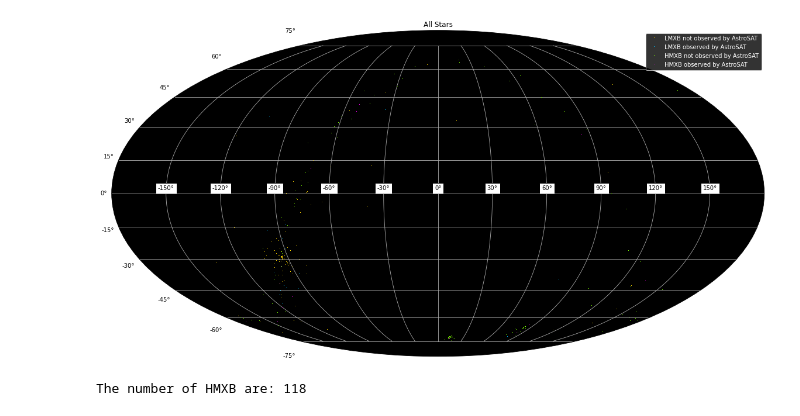
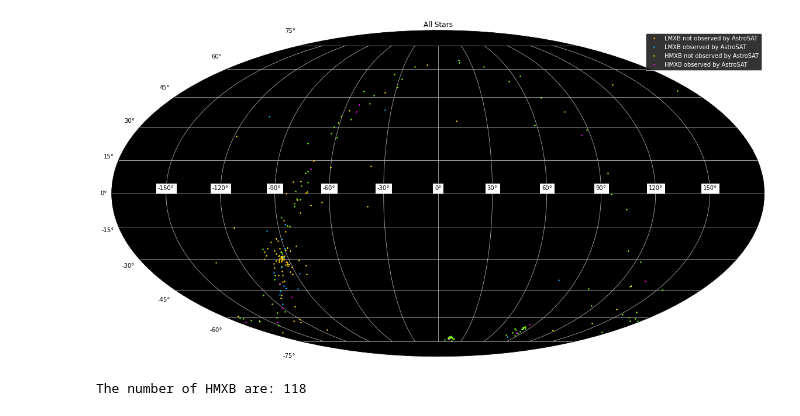
Before and after one commit to aryan-vora23/computational-astrophysics-2021, a Jupyter notebook: Assignment 1/q2.ipynb, the cells around one changed output. Cells and saved outputs as stored; diff of their text form; code cells hidden in the pictures.

```diff
--- a/Assignment 1/q2.ipynb
+++ b/Assignment 1/q2.ipynb
@@ -55,20 +55,20 @@ g3_df=hmxb_df[(hmxb_df['Astrosat_Flag']==1)]
 # %%
 fig3=plt.figure(figsize=(20,20))
 pfinal=fig3.add_subplot(projection="mollweide",facecolor='black')
 pfinal.set(title='All Stars')
-plt.plot(np.deg2rad(g0_df['ra']),np.deg2rad(g0_df['dec']),',',c='#FFD700',label='LMXB not observed by AstroSAT')
-plt.plot(np.deg2rad(g1_df['ra']),np.deg2rad(g1_df['dec']),',',c='#00BFFF',label='LMXB observed by AstroSAT')
-plt.plot(np.deg2rad(g2_df['ra']),np.deg2rad(g2_df['dec']),',',c='#7CFC00',label='HMXB not observed by AstroSAT')
-plt.plot(np.deg2rad(g3_df['ra']),np.deg2rad(g3_df['dec']),',',c='#FF00FF',label='HMXB observed by AstroSAT')
+plt.plot(np.deg2rad(g0_df['ra']),np.deg2rad(g0_df['dec']),',',c='#FFD700',label='LMXB not observed by AstroSAT',marker='.',markersize=3)
+plt.plot(np.deg2rad(g1_df['ra']),np.deg2rad(g1_df['dec']),',',c='#00BFFF',label='LMXB observed by AstroSAT',marker='.',markersize=3)
+plt.plot(np.deg2rad(g2_df['ra']),np.deg2rad(g2_df['dec']),',',c='#7CFC00',label='HMXB not observed by AstroSAT',marker='.',markersize=3)
+plt.plot(np.deg2rad(g3_df['ra']),np.deg2rad(g3_df['dec']),',',c='#FF00FF',label='HMXB observed by AstroSAT',marker='.',markersize=3)
 for label in pfinal.get_xticklabels()+ax1.get_yticklabels():
     label.set_bbox(dict(facecolor='white'))
 leg=pfinal.legend(fancybox=True,facecolor='black',loc='upper right')
 for text in leg.get_texts():
     text.set_color("white")
 plt.grid(True)
 plt.show()
 # %% [output]
-[figure, old version]
+[figure, new version]
 # %%
 count_hmxb=len(hmxb_df.index)
 print("The number of HMXB are:",count_hmxb)
```
Also changed, not shown: parts of 2 cells of this notebook, 1 other file.
